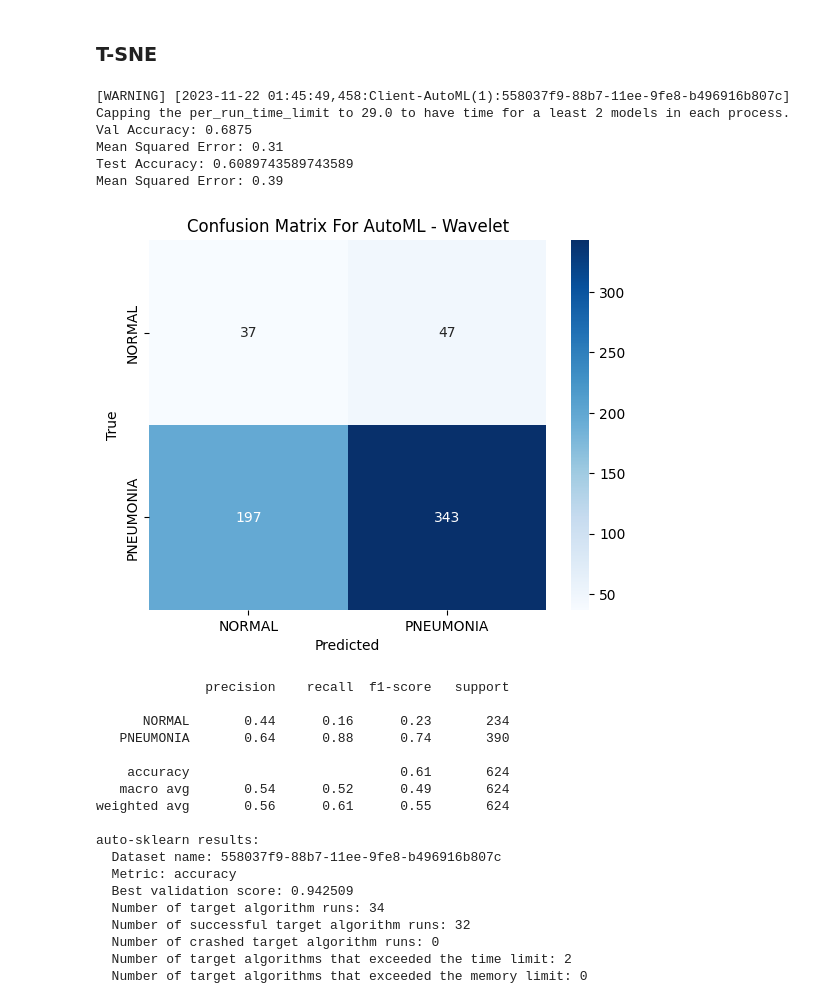
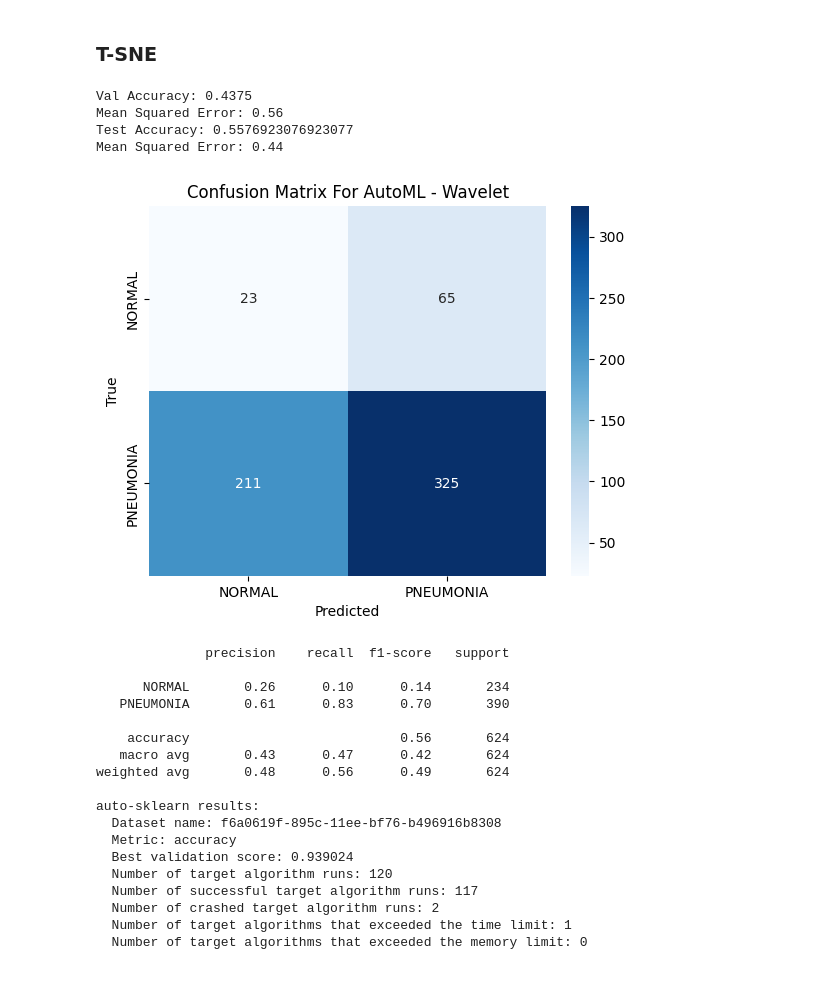
Before and after one commit to dawlattt/denoising-pneumonia, a Jupyter notebook: AutoML/automl_wavelet.ipynb, the cells around one changed output. Saved outputs shown, nothing was run; the diff lists cells and outputs as text; code cells hidden in the pictures.

```diff
--- a/AutoML/automl_wavelet.ipynb
+++ b/AutoML/automl_wavelet.ipynb
@@ -62,8 +62,8 @@ try:
 
     # Define the auto-sklearn classifier
     automl_classifier = autosklearn.classification.AutoSklearnClassifier(
-        time_left_for_this_task=60,
-        per_run_time_limit=30,
+        time_left_for_this_task=300,
+        per_run_time_limit=120,
         ensemble_kwargs={'ensemble_size': 1},
         n_jobs=-1,
         tmp_folder=temp_dir_path,
@@ -141,8 +142,8 @@ try:
 
     # Define the auto-sklearn classifier
     automl_classifier = autosklearn.classification.AutoSklearnClassifier(
-        time_left_for_this_task=300, # 5 minutes
-        per_run_time_limit=60, # 1 minute
+        time_left_for_this_task=300,
+        per_run_time_limit=120,
         ensemble_kwargs={'ensemble_size': 1},
         n_jobs=-1,
         tmp_folder=temp_dir_path,
@@ -214,8 +215,8 @@ try:
 
     # Define the auto-sklearn classifier
     automl_classifier = autosklearn.classification.AutoSklearnClassifier(
-        time_left_for_this_task=60,
-        per_run_time_limit=30,
+        time_left_for_this_task=300,
+        per_run_time_limit=120,
         ensemble_kwargs={'ensemble_size': 1},
         n_jobs=-1,
         tmp_folder=temp_dir_path,
@@ -298,8 +298,8 @@ try:
 
     # Define the auto-sklearn classifier
     automl_classifier = autosklearn.classification.AutoSklearnClassifier(
-        time_left_for_this_task=60,
-        per_run_time_limit=30,
+        time_left_for_this_task=300,
+        per_run_time_limit=120,
         ensemble_kwargs={'ensemble_size': 1},
         n_jobs=-1,
         tmp_folder=temp_dir_path,
@@ -372,57 +371,56 @@ try:
     shutil.rmtree(temp_dir_path, ignore_errors=True)
 
     # Define the auto-sklearn classifier
     automl_classifier = autosklearn.classification.AutoSklearnClassifier(
-        time_left_for_this_task=60,
-        per_run_time_limit=30,
+        time_left_for_this_task=300,
+        per_run_time_limit=120,
         ensemble_kwargs={'ensemble_size': 1},
         n_jobs=-1,
         tmp_folder=temp_dir_path,
         delete_tmp_folder_after_terminate=False  # Set this to True if you want to delete the temporary folder after training
     )
 
     # Make predictions on the val set
     automl_classifier.fit(X_train_tsne, y_train)
     y_pred_val = automl_classifier.predict(X_val_tsne)
 
     # Evaluate the model on the val set
     accuracy_val = sklearn.metrics.accuracy_score(y_val, y_pred_val)
     mse_val = mean_squared_error(y_val, y_pred_val)
     print(f"Val Accuracy: {accuracy_val}")
     print(f'Mean Squared Error: {mse_val:.2f}')
 
     # Evalutaing the model on the test set
     evaluate(automl_classifier, X_test_tsne, y_test)
 
     # Print the auto-sklearn statistics
     print(automl_classifier.sprint_statistics())
 
 finally:
     # Clean up the temporary directory
     shutil.rmtree(temp_dir_path, ignore_errors=True)
 # %% [output]
-[WARNING] [2023-11-22 01:45:49,458:Client-AutoML(1):558037f9-88b7-11ee-9fe8-b496916b807c] Capping the per_run_time_limit to 29.0 to have time for a least 2 models in each process.
-Val Accuracy: 0.6875
-Mean Squared Error: 0.31
-Test Accuracy: 0.6089743589743589
-Mean Squared Error: 0.39
+Val Accuracy: 0.4375
+Mean Squared Error: 0.56
+Test Accuracy: 0.5576923076923077
+Mean Squared Error: 0.44
-[figure, old version]
+[figure, new version]
               precision    recall  f1-score   support
 
-      NORMAL       0.44      0.16      0.23       234
-   PNEUMONIA       0.64      0.88      0.74       390
+      NORMAL       0.26      0.10      0.14       234
+   PNEUMONIA       0.61      0.83      0.70       390
 
-    accuracy                           0.61       624
-   macro avg       0.54      0.52      0.49       624
-weighted avg       0.56      0.61      0.55       624
+    accuracy                           0.56       624
+   macro avg       0.43      0.47      0.42       624
+weighted avg       0.48      0.56      0.49       624
 
 auto-sklearn results:
-  Dataset name: 558037f9-88b7-11ee-9fe8-b496916b807c
+  Dataset name: f6a0619f-895c-11ee-bf76-b496916b8308
   Metric: accuracy
-  Best validation score: 0.942509
-  Number of target algorithm runs: 34
-  Number of successful target algorithm runs: 32
-  Number of crashed target algorithm runs: 0
-  Number of target algorithms that exceeded the time limit: 2
+  Best validation score: 0.939024
+  Number of target algorithm runs: 120
+  Number of successful target algorithm runs: 117
+  Number of crashed target algorithm runs: 2
+  Number of target algorithms that exceeded the time limit: 1
   Number of target algorithms that exceeded the memory limit: 0
 # %%
```
Also changed, not shown: parts of 5 cells of this notebook, 3 other files.
